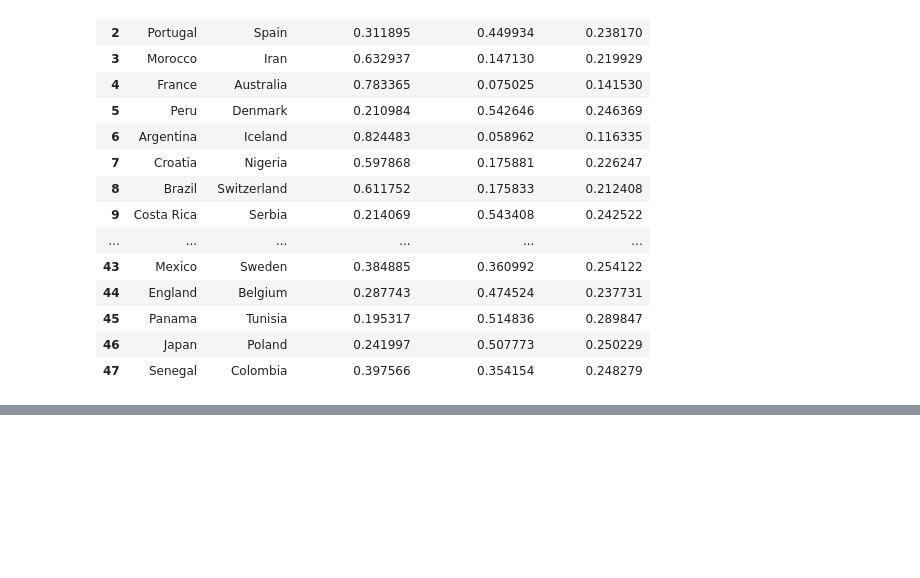
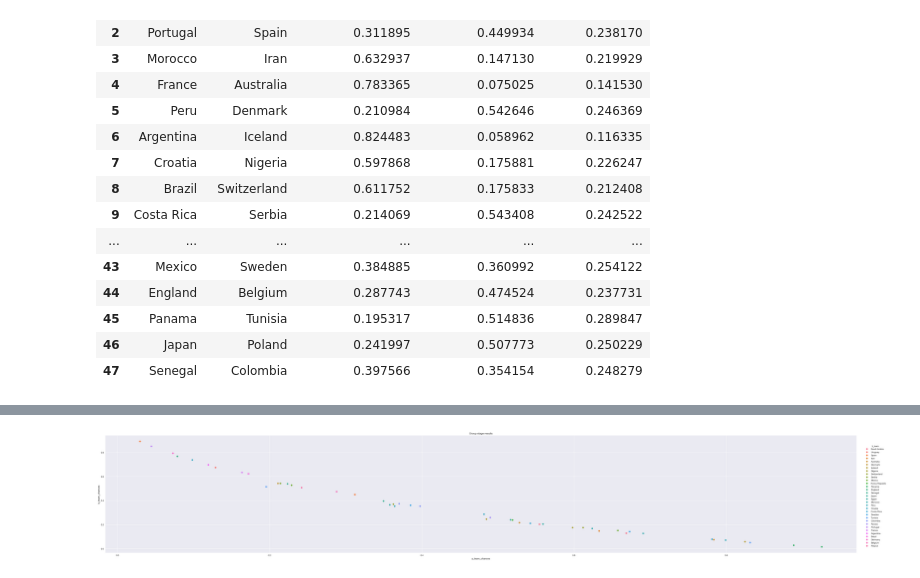
Before and after one commit to MikeStrenk/Modeling-the-World-Cup-2018, a Jupyter notebook: match-simulator-code-notebook.ipynb, the cells around one changed output, grey strips where cells are left out. Saved outputs shown, nothing was run; the diff lists cells and outputs as text; code cells hidden in the pictures; blank space fills up the shorter version.

```diff
--- a/match-simulator-code-notebook.ipynb
+++ b/match-simulator-code-notebook.ipynb
@@ -883,0 +915,7 @@ group_stage_results_df
+# %%
+fg = seaborn.FacetGrid(data=group_stage_results_df, hue='b_team', size=8, aspect=6) #ylim={0.5, 1.5})
+fg.map(plt.scatter, 'a_team_chances', 'b_team_chances').add_legend()
+plt.title(f"Group stage results")
+plt.savefig('scatter.png')
+# %% [output]
+[figure, added]
```
Also changed, not shown: parts of 6 cells of this notebook, 10 other files.
